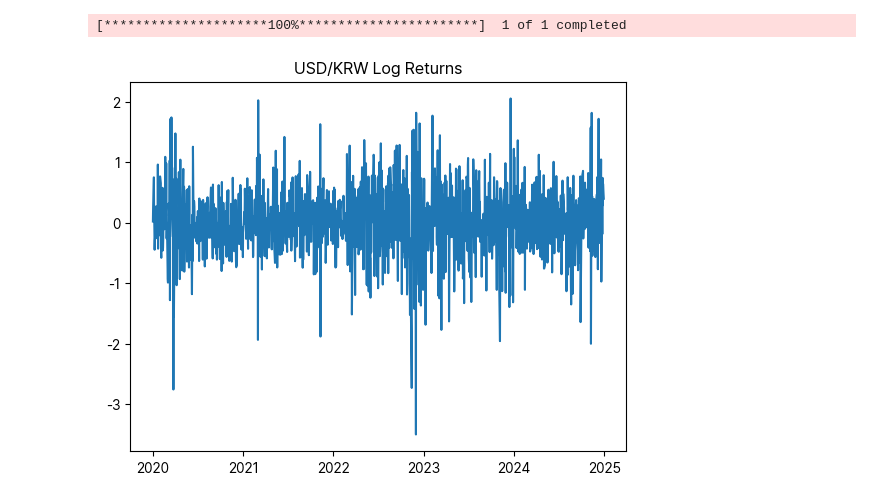
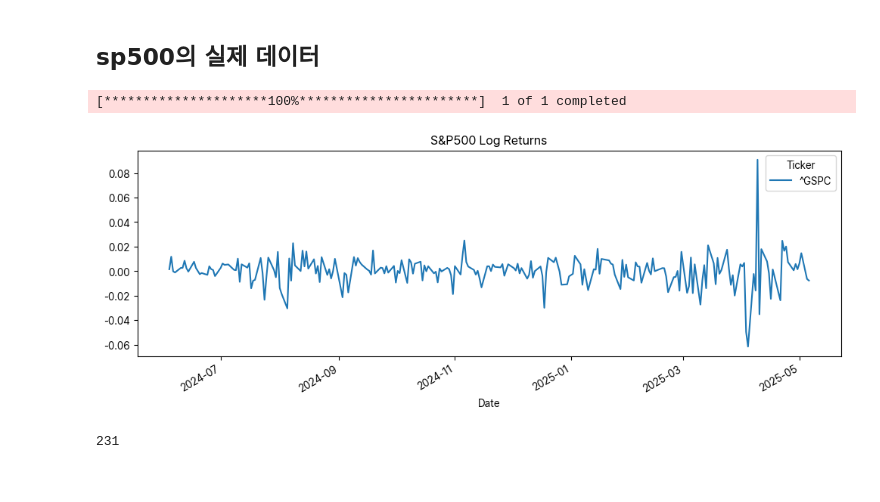
Before and after one commit to birdblues/BAP3, a Jupyter notebook: 연습/test.ipynb, the cells around one changed output. Cells and saved outputs as stored; diff of their text form; code cells hidden in the pictures.

```diff
--- a/연습/test.ipynb
+++ b/연습/test.ipynb
@@ -26,17 +82,25 @@ plt.show()
+# %% [markdown]
+## sp500의 실제 데이터
 # %%
-import pymc as pm
+import yfinance as yf
 import numpy as np
 import pandas as pd
 import matplotlib.pyplot as plt
-import yfinance as yf
 
-# USD/KRW 환율 데이터 다운로드
-data = yf.download("KRW=X", start="2020-01-01", end="2024-12-31", auto_adjust=False)["Adj Close"]
-log_returns = 100 * np.log(data / data.shift(1)).dropna()  # 로그 수익률 (%)
+# S&P500 지수 다운로드 (티커: ^GSPC)
+data = yf.download("^GSPC", start="2024-06-01", auto_adjust=False)
+prices = data["Adj Close"].dropna()
 
-plt.plot(log_returns)
-plt.title("USD/KRW Log Returns")
+# 로그 수익률 계산
+log_returns = np.log(prices / prices.shift(1)).dropna()
+
+# 시각화
+log_returns.plot(figsize=(12, 4), title="S&P500 Log Returns")
 plt.show()
+
+returns = log_returns.values
+display(len(returns))
 # %% [output]
 [*********************100%***********************]  1 of 1 completed
-[figure, old version]
+[figure, new version]
+231
```
Also changed, not shown: parts of 28 cells of this notebook, 1 other file.
